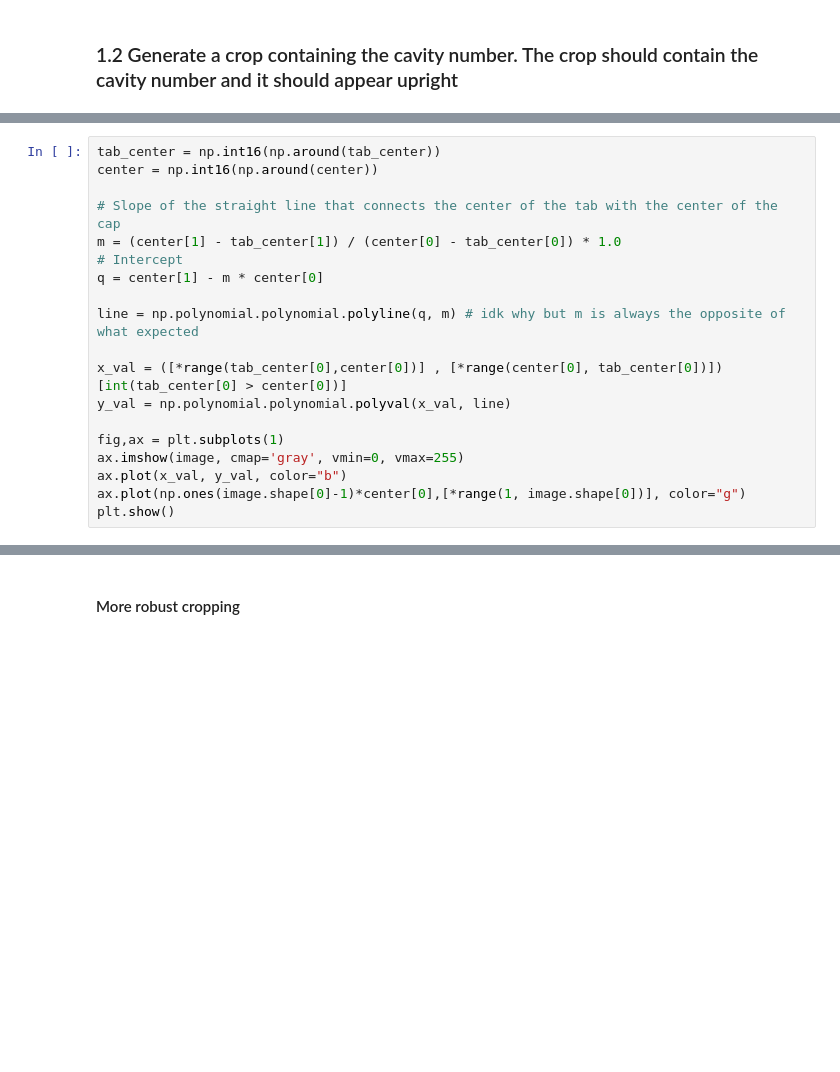
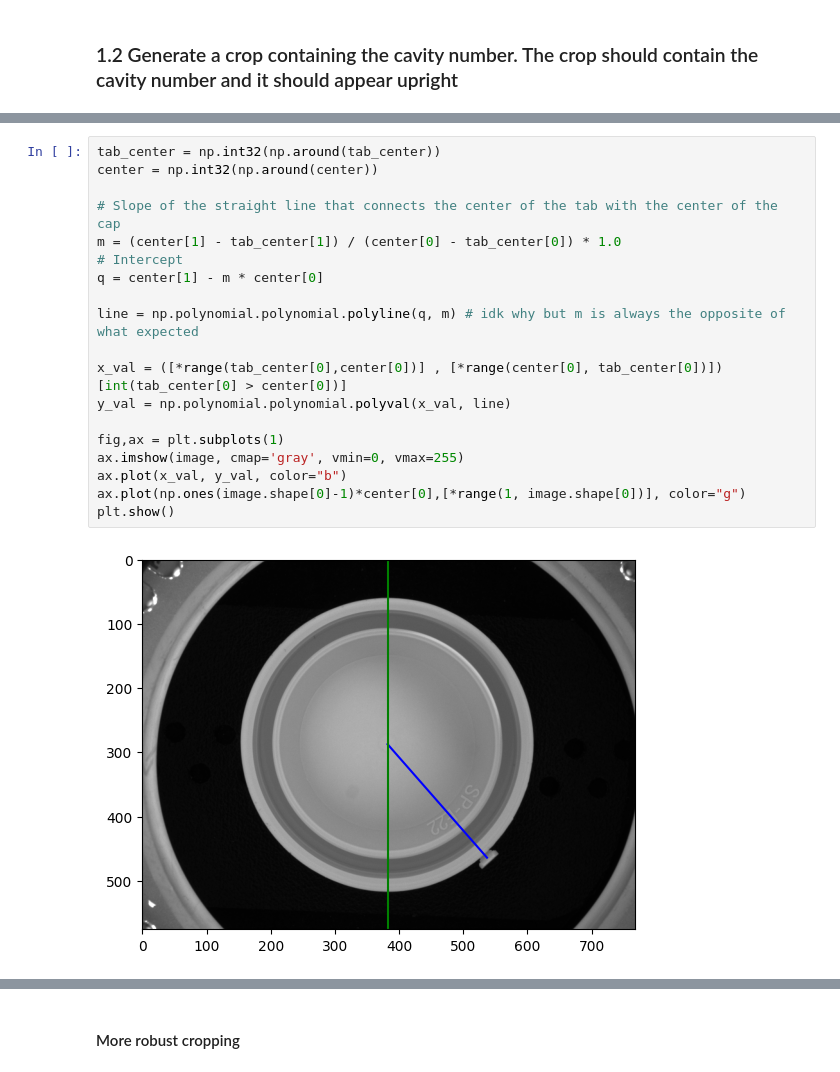
Before and after one commit to taglioIsCoding/CapInspection, a Jupyter notebook: single_cap.ipynb, the cells around one changed output, grey strips where cells are left out. Drawn from its saved outputs; the diff is of its cells as text; blank space fills up the shorter version.

```diff
--- a/single_cap.ipynb
+++ b/single_cap.ipynb
@@ -178,22 +188,24 @@ imshow_components(labels_im)
 # %%
-tab_center = np.int16(np.around(tab_center))
-center = np.int16(np.around(center))
+tab_center = np.int32(np.around(tab_center))
+center = np.int32(np.around(center))
 
 # Slope of the straight line that connects the center of the tab with the center of the cap
 m = (center[1] - tab_center[1]) / (center[0] - tab_center[0]) * 1.0
 # Intercept
 q = center[1] - m * center[0]
 
 line = np.polynomial.polynomial.polyline(q, m) # idk why but m is always the opposite of what expected
 
 x_val = ([*range(tab_center[0],center[0])] , [*range(center[0], tab_center[0])])[int(tab_center[0] > center[0])]
 y_val = np.polynomial.polynomial.polyval(x_val, line)
 
 fig,ax = plt.subplots(1)
 ax.imshow(image, cmap='gray', vmin=0, vmax=255)
 ax.plot(x_val, y_val, color="b")
 ax.plot(np.ones(image.shape[0]-1)*center[0],[*range(1, image.shape[0])], color="g")
 plt.show()
+# %% [output]
+[figure, added]
 # %%
 # Find the angle between the green and the blue lines
 x = np.abs(tab_center[0]-center[0])
```
Also changed, not shown: parts of 23 cells of this notebook.
